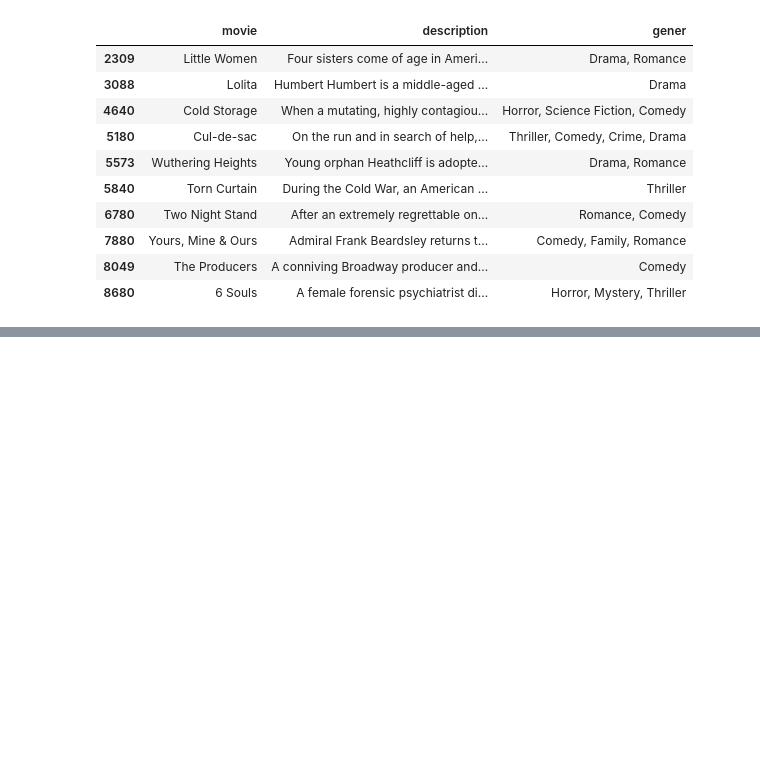
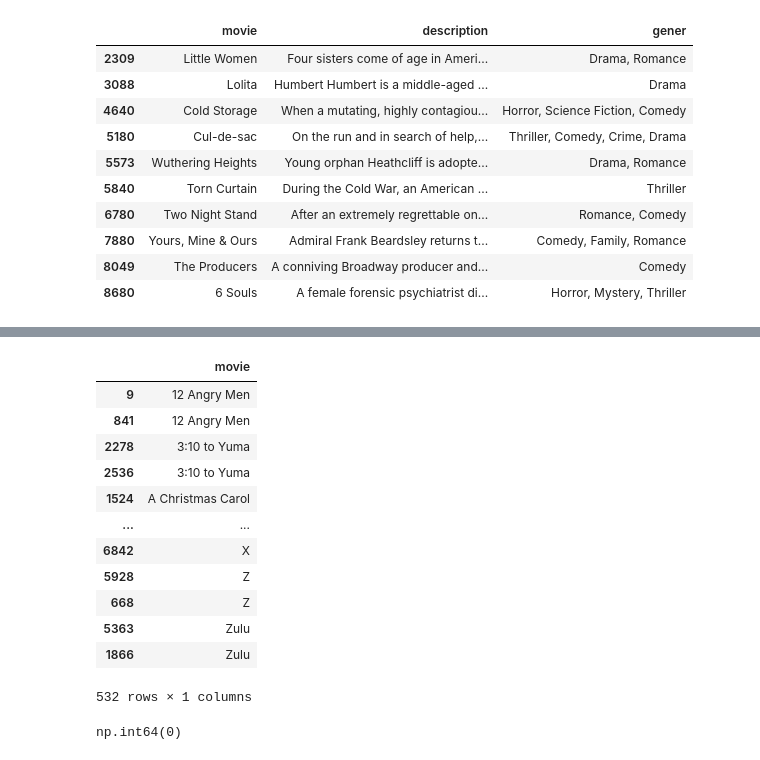
Before and after one commit to Ibad-Ullah-Khan/NLP_Notes, a Jupyter notebook: projects/project1/notebook/main.ipynb, the cells around one changed output, grey strips where cells are left out. Cells and saved outputs as stored; diff of their text form; code cells hidden in the pictures; blank space fills up the shorter version.

```diff
--- a/projects/project1/notebook/main.ipynb
+++ b/projects/project1/notebook/main.ipynb
@@ -110,0 +187,17 @@ df = df.drop_duplicates()
+# %%
+duplicates = df[df['movie'].duplicated(keep=False)]
+duplicates[['movie']].sort_values('movie')
+# %% [output]
+|  | movie |
+| 9 | 12 Angry Men |
+| 841 | 12 Angry Men |
+| 2278 | 3:10 to Yuma |
+| 2536 | 3:10 to Yuma |
+| 1524 | A Christmas Carol |
+| ... | ... |
+| 6842 | X |
+| 5928 | Z |
+| 668 | Z |
+| 5363 | Zulu |
+| 1866 | Zulu |
+532 rows × 1 columns
@@ -110,0 +208,5 @@ df = df.drop_duplicates()
+# %%
+# checking duplicates again
+df['movie'].duplicated().sum()
+# %% [output]
+np.int64(0)
```
Also changed, not shown: parts of 11 cells of this notebook.
